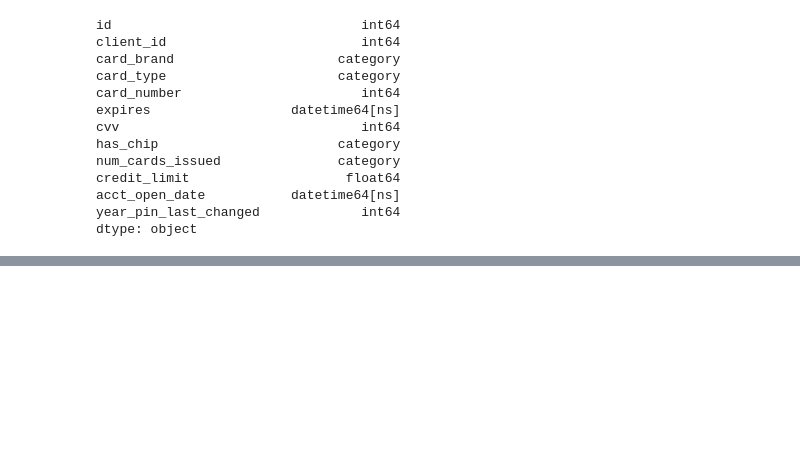
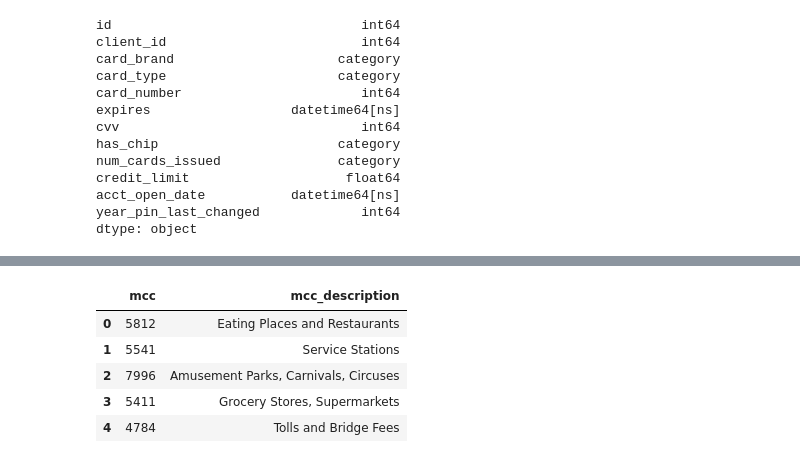
Before and after one commit to myriamaitsaid/HACKATHON_IBM_19, a Jupyter notebook: EDA p1.ipynb, the cells around one changed output, grey strips where cells are left out. Saved outputs shown, nothing was run; the diff lists cells and outputs as text; code cells hidden in the pictures; blank space fills up the shorter version.

```diff
--- a/EDA p1.ipynb
+++ b/EDA p1.ipynb
@@ -363,0 +389,9 @@ df_cards.to_csv("cards_data_cleaned.csv", index=False)
+# %%
+mcc.head()
+# %% [output]
+|  | mcc | mcc_description |
+| 0 | 5812 | Eating Places and Restaurants |
+| 1 | 5541 | Service Stations |
+| 2 | 7996 | Amusement Parks, Carnivals, Circuses |
+| 3 | 5411 | Grocery Stores, Supermarkets |
+| 4 | 4784 | Tolls and Bridge Fees |
```
Also changed, not shown: parts of 11 cells of this notebook, 11 other files.
